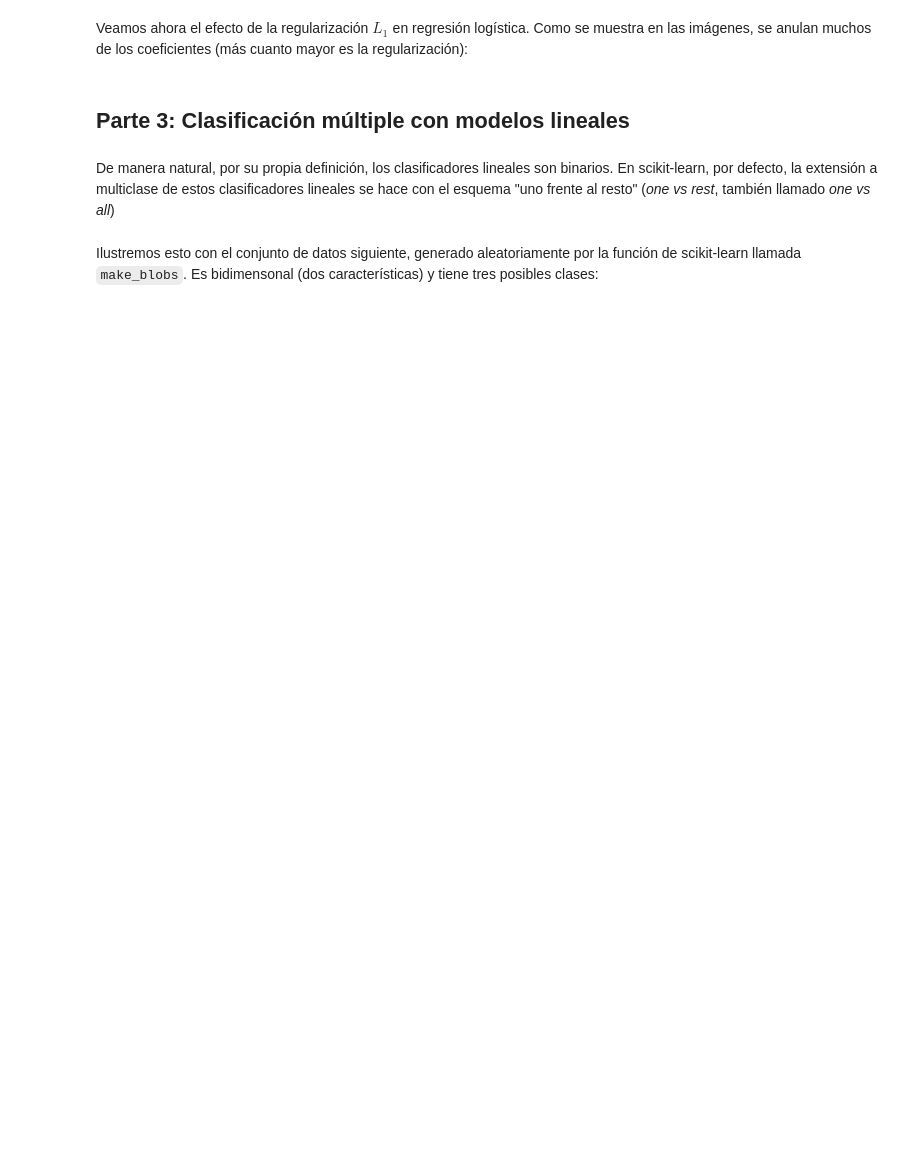
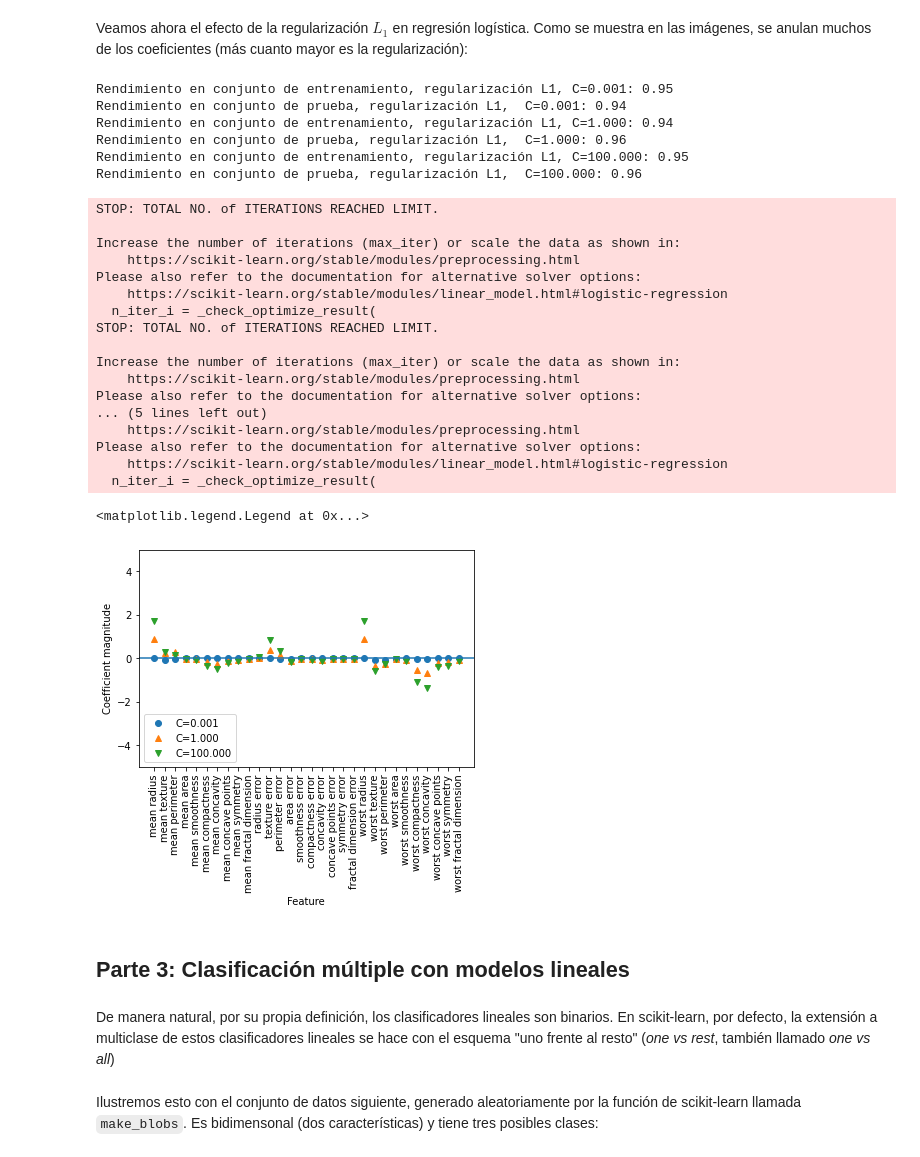
Before and after one commit to serrodcal-MII/AA-04-LinearModel, a Jupyter notebook: Modelos lineales.ipynb, the cells around one changed output. Saved outputs shown, nothing was run; the diff lists cells and outputs as text; code cells hidden in the pictures; blank space fills up the shorter version.

```diff
--- a/Modelos lineales.ipynb
+++ b/Modelos lineales.ipynb
@@ -221,22 +349,48 @@ plt.legend()
 Veamos ahora el efecto de la regularización $L_1$ en regresión logística. Como se muestra en las imágenes, se anulan muchos de los coeficientes (más cuanto mayor es la regularización):
 # %%
 for C, marker in zip([0.001, 1, 100], ['o', '^', 'v']):
-    lr_l1 = LogisticRegression(C=C, penalty="l1").fit(X_train, y_train)
+    lr_l1 = LogisticRegression(C=C, penalty="l2").fit(X_train, y_train)
     print("Rendimiento en conjunto de entrenamiento, regularización L1, C={:.3f}: {:.2f}".format(
           C, lr_l1.score(X_train, y_train)))
     print("Rendimiento en conjunto de prueba, regularización L1,  C={:.3f}: {:.2f}".format(
           C, lr_l1.score(X_test, y_test)))
     plt.plot(lr_l1.coef_.T, marker, label="C={:.3f}".format(C))
 
 plt.xticks(range(cancer.data.shape[1]), cancer.feature_names, rotation=90)
 xlims = plt.xlim()
 plt.hlines(0, xlims[0], xlims[1])
 plt.xlim(xlims)
 plt.xlabel("Feature")
 plt.ylabel("Coefficient magnitude")
 
 plt.ylim(-5, 5)
 plt.legend(loc=3)
+# %% [output]
+Rendimiento en conjunto de entrenamiento, regularización L1, C=0.001: 0.95
+Rendimiento en conjunto de prueba, regularización L1,  C=0.001: 0.94
+Rendimiento en conjunto de entrenamiento, regularización L1, C=1.000: 0.94
+Rendimiento en conjunto de prueba, regularización L1,  C=1.000: 0.96
+Rendimiento en conjunto de entrenamiento, regularización L1, C=100.000: 0.95
+Rendimiento en conjunto de prueba, regularización L1,  C=100.000: 0.96
+STOP: TOTAL NO. of ITERATIONS REACHED LIMIT.
+
+Increase the number of iterations (max_iter) or scale the data as shown in:
+    https://scikit-learn.org/stable/modules/preprocessing.html
+Please also refer to the documentation for alternative solver options:
+    https://scikit-learn.org/stable/modules/linear_model.html#logistic-regression
+  n_iter_i = _check_optimize_result(
+STOP: TOTAL NO. of ITERATIONS REACHED LIMIT.
+
+Increase the number of iterations (max_iter) or scale the data as shown in:
+    https://scikit-learn.org/stable/modules/preprocessing.html
+Please also refer to the documentation for alternative solver options:
+... (5 lines left out)
+    https://scikit-learn.org/stable/modules/preprocessing.html
+Please also refer to the documentation for alternative solver options:
+    https://scikit-learn.org/stable/modules/linear_model.html#logistic-regression
+  n_iter_i = _check_optimize_result(
+<matplotlib.legend.Legend at 0x...>
+[figure, added]
 # %% [markdown]
 ## Parte 3: Clasificación múltiple con modelos lineales
 # %% [markdown]
```
Also changed, not shown: parts of 41 cells of this notebook, 1 other file.
